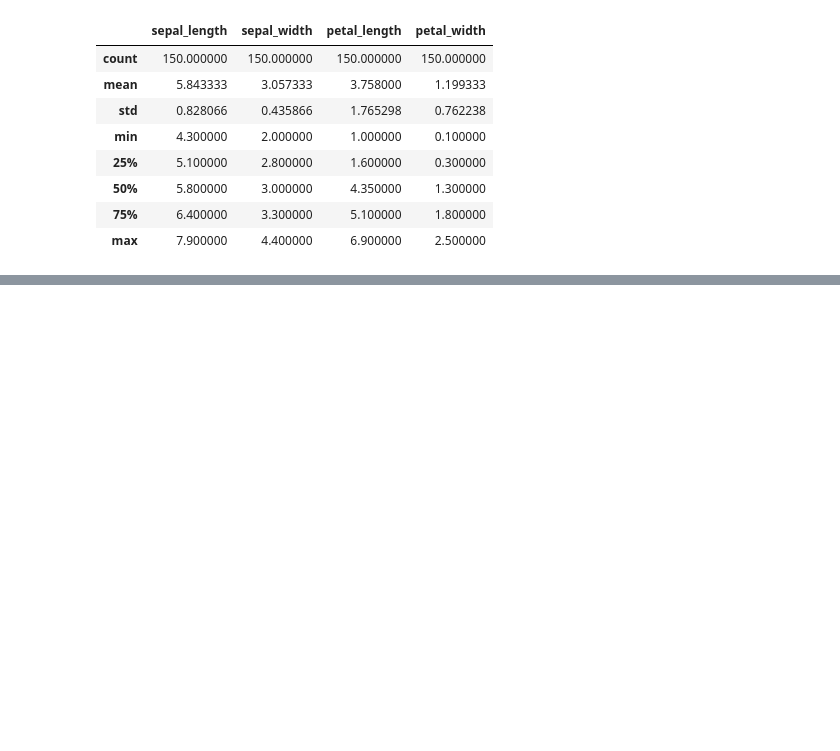
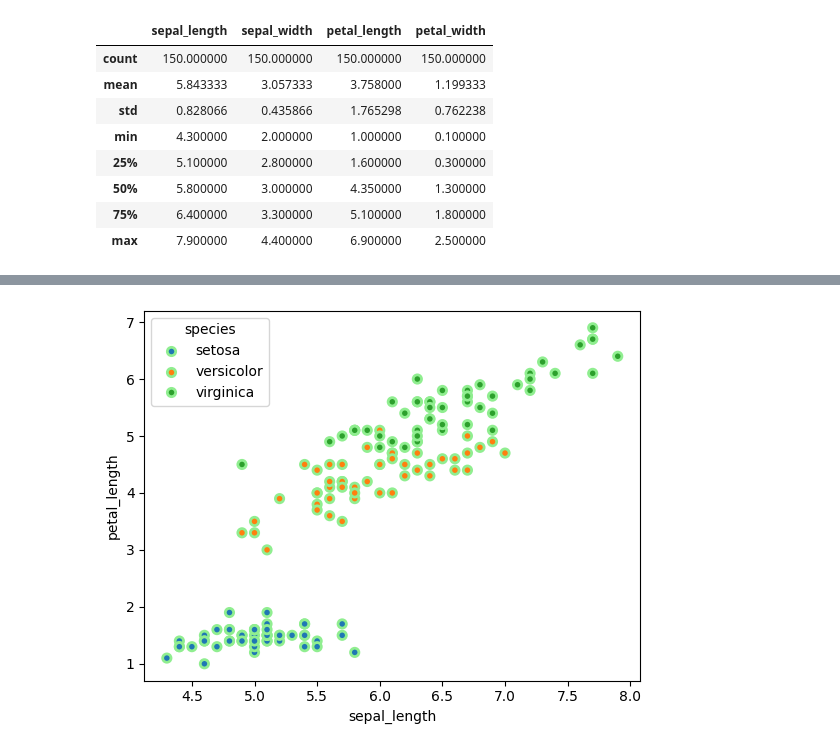
Before and after one commit to ftmshifa777/Seaborn-Visualization, a Jupyter notebook: Data_Visualization_Iris_Dataset.ipynb, the cells around one changed output, grey strips where cells are left out. Cells and saved outputs as stored; diff of their text form; code cells hidden in the pictures; blank space fills up the shorter version.

```diff
--- a/Data_Visualization_Iris_Dataset.ipynb
+++ b/Data_Visualization_Iris_Dataset.ipynb
@@ -41,0 +42,6 @@ sns.scatterplot(data=df,x='sepal_length',y='petal_length',color='Magenta',edgeco
+# %%
+
+sns.scatterplot(data=df,x='sepal_length',y='petal_length',hue='species',edgecolor='lightgreen',linewidth=2)
+plt.show()
+# %% [output]
+[figure, added]
```
Also changed, not shown: parts of 2 cells of this notebook.
